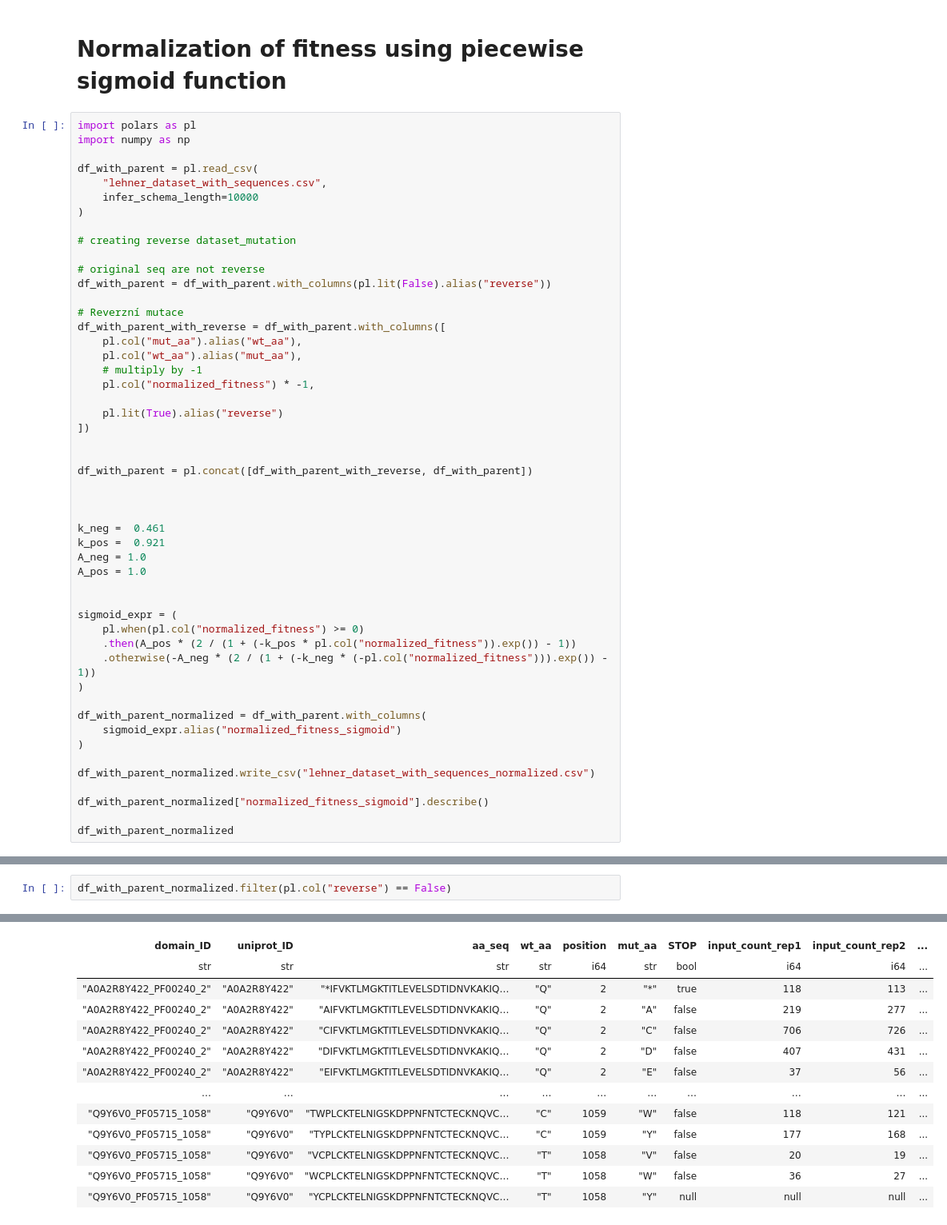
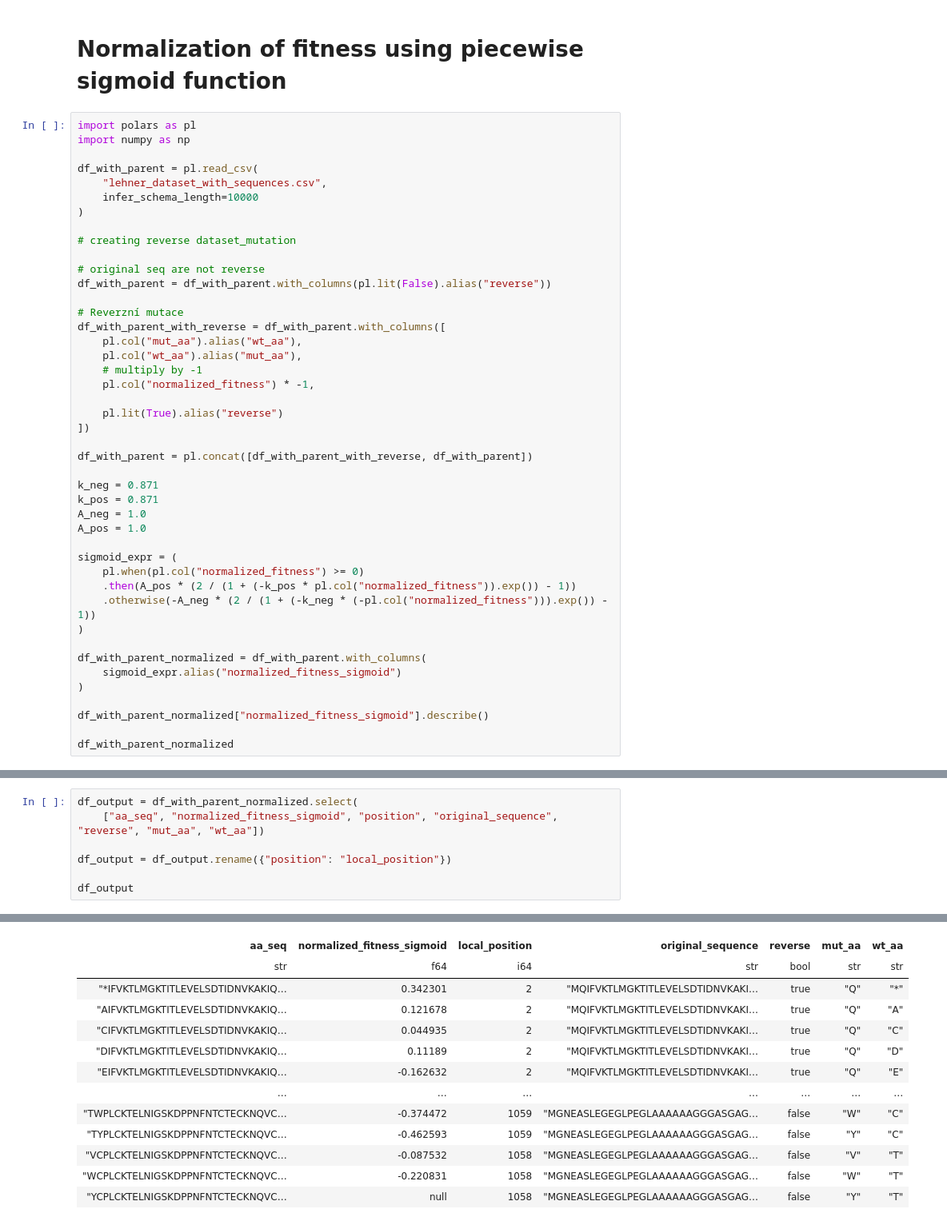
Before and after one commit to vlccek/Master_thesis-Prediction_protein_stability, a Jupyter notebook: protbert/lehner_dataset_preparation.ipynb, the cells around one changed output, grey strips where cells are left out. Shown: that part at 80% size. Drawn from its saved outputs; the diff is of its cells as text.

```diff
--- a/protbert/lehner_dataset_preparation.ipynb
+++ b/protbert/lehner_dataset_preparation.ipynb
@@ -211,16 +220,12 @@ df_with_parent_with_reverse = df_with_parent.with_columns([
     pl.lit(True).alias("reverse")
 ])
 
-
 df_with_parent = pl.concat([df_with_parent_with_reverse, df_with_parent])
 
-
-
-k_neg =  0.461
-k_pos =  0.921
+k_neg = 0.871
+k_pos = 0.871
 A_neg = 1.0
 A_pos = 1.0
-
 
 sigmoid_expr = (
     pl.when(pl.col("normalized_fitness") >= 0)
@@ -232,8 +237,6 @@ df_with_parent_normalized = df_with_parent.with_columns(
     sigmoid_expr.alias("normalized_fitness_sigmoid")
 )
 
-df_with_parent_normalized.write_csv("lehner_dataset_with_sequences_normalized.csv")
-
 df_with_parent_normalized["normalized_fitness_sigmoid"].describe()
 
 df_with_parent_normalized
@@ -253,5 +256,10 @@ shape: (1_205_764, 22)
 | "Q9Y6V0_PF05715_1058" | "Q9Y6V0" | "WCPLCKTELNIGSKDPPNFNTCTECKNQVC… | "T" | 1058 | "W" | false | 36 | 27 | ... |
 | "Q9Y6V0_PF05715_1058" | "Q9Y6V0" | "YCPLCKTELNIGSKDPPNFNTCTECKNQVC… | "T" | 1058 | "Y" | null | null | null | ... |
 # %%
-df_with_parent_normalized.filter(pl.col("reverse") == False)
+df_output = df_with_parent_normalized.select(
+    ["aa_seq", "normalized_fitness_sigmoid", "position", "original_sequence", "reverse", "mut_aa", "wt_aa"])
+
+df_output = df_output.rename({"position": "local_position"})
+
+df_output
 # %% [output]
@@ -259,14 +267,14 @@ shape: (602_882, 22)
-| domain_ID | uniprot_ID | aa_seq | wt_aa | position | mut_aa | STOP | input_count_rep1 | input_count_rep2 | ... |
-| str | str | str | str | i64 | str | bool | i64 | i64 | ... |
-| "A0A2R8Y422_PF00240_2" | "A0A2R8Y422" | "*IFVKTLMGKTITLEVELSDTIDNVKAKIQ… | "Q" | 2 | "*" | true | 118 | 113 | ... |
-| "A0A2R8Y422_PF00240_2" | "A0A2R8Y422" | "AIFVKTLMGKTITLEVELSDTIDNVKAKIQ… | "Q" | 2 | "A" | false | 219 | 277 | ... |
-| "A0A2R8Y422_PF00240_2" | "A0A2R8Y422" | "CIFVKTLMGKTITLEVELSDTIDNVKAKIQ… | "Q" | 2 | "C" | false | 706 | 726 | ... |
-| "A0A2R8Y422_PF00240_2" | "A0A2R8Y422" | "DIFVKTLMGKTITLEVELSDTIDNVKAKIQ… | "Q" | 2 | "D" | false | 407 | 431 | ... |
-| "A0A2R8Y422_PF00240_2" | "A0A2R8Y422" | "EIFVKTLMGKTITLEVELSDTIDNVKAKIQ… | "Q" | 2 | "E" | false | 37 | 56 | ... |
-| … | … | … | … | … | … | … | … | … | ... |
-| "Q9Y6V0_PF05715_1058" | "Q9Y6V0" | "TWPLCKTELNIGSKDPPNFNTCTECKNQVC… | "C" | 1059 | "W" | false | 118 | 121 | ... |
-| "Q9Y6V0_PF05715_1058" | "Q9Y6V0" | "TYPLCKTELNIGSKDPPNFNTCTECKNQVC… | "C" | 1059 | "Y" | false | 177 | 168 | ... |
-| "Q9Y6V0_PF05715_1058" | "Q9Y6V0" | "VCPLCKTELNIGSKDPPNFNTCTECKNQVC… | "T" | 1058 | "V" | false | 20 | 19 | ... |
-| "Q9Y6V0_PF05715_1058" | "Q9Y6V0" | "WCPLCKTELNIGSKDPPNFNTCTECKNQVC… | "T" | 1058 | "W" | false | 36 | 27 | ... |
-| "Q9Y6V0_PF05715_1058" | "Q9Y6V0" | "YCPLCKTELNIGSKDPPNFNTCTECKNQVC… | "T" | 1058 | "Y" | null | null | null | ... |
+| aa_seq | normalized_fitness_sigmoid | local_position | original_sequence | reverse | mut_aa | wt_aa |
+| str | f64 | i64 | str | bool | str | str |
+| "*IFVKTLMGKTITLEVELSDTIDNVKAKIQ… | 0.342301 | 2 | "MQIFVKTLMGKTITLEVELSDTIDNVKAKI… | true | "Q" | "*" |
+| "AIFVKTLMGKTITLEVELSDTIDNVKAKIQ… | 0.121678 | 2 | "MQIFVKTLMGKTITLEVELSDTIDNVKAKI… | true | "Q" | "A" |
+| "CIFVKTLMGKTITLEVELSDTIDNVKAKIQ… | 0.044935 | 2 | "MQIFVKTLMGKTITLEVELSDTIDNVKAKI… | true | "Q" | "C" |
+| "DIFVKTLMGKTITLEVELSDTIDNVKAKIQ… | 0.11189 | 2 | "MQIFVKTLMGKTITLEVELSDTIDNVKAKI… | true | "Q" | "D" |
+| "EIFVKTLMGKTITLEVELSDTIDNVKAKIQ… | -0.162632 | 2 | "MQIFVKTLMGKTITLEVELSDTIDNVKAKI… | true | "Q" | "E" |
+| … | … | … | … | … | … | … |
+| "TWPLCKTELNIGSKDPPNFNTCTECKNQVC… | -0.374472 | 1059 | "MGNEASLEGEGLPEGLAAAAAAGGGASGAG… | false | "W" | "C" |
+| "TYPLCKTELNIGSKDPPNFNTCTECKNQVC… | -0.462593 | 1059 | "MGNEASLEGEGLPEGLAAAAAAGGGASGAG… | false | "Y" | "C" |
+| "VCPLCKTELNIGSKDPPNFNTCTECKNQVC… | -0.087532 | 1058 | "MGNEASLEGEGLPEGLAAAAAAGGGASGAG… | false | "V" | "T" |
+| "WCPLCKTELNIGSKDPPNFNTCTECKNQVC… | -0.220831 | 1058 | "MGNEASLEGEGLPEGLAAAAAAGGGASGAG… | false | "W" | "T" |
+| "YCPLCKTELNIGSKDPPNFNTCTECKNQVC… | null | 1058 | "MGNEASLEGEGLPEGLAAAAAAGGGASGAG… | false | "Y" | "T" |
 # %%
```
Also changed, not shown: parts of 6 cells of this notebook, 3 other files.
